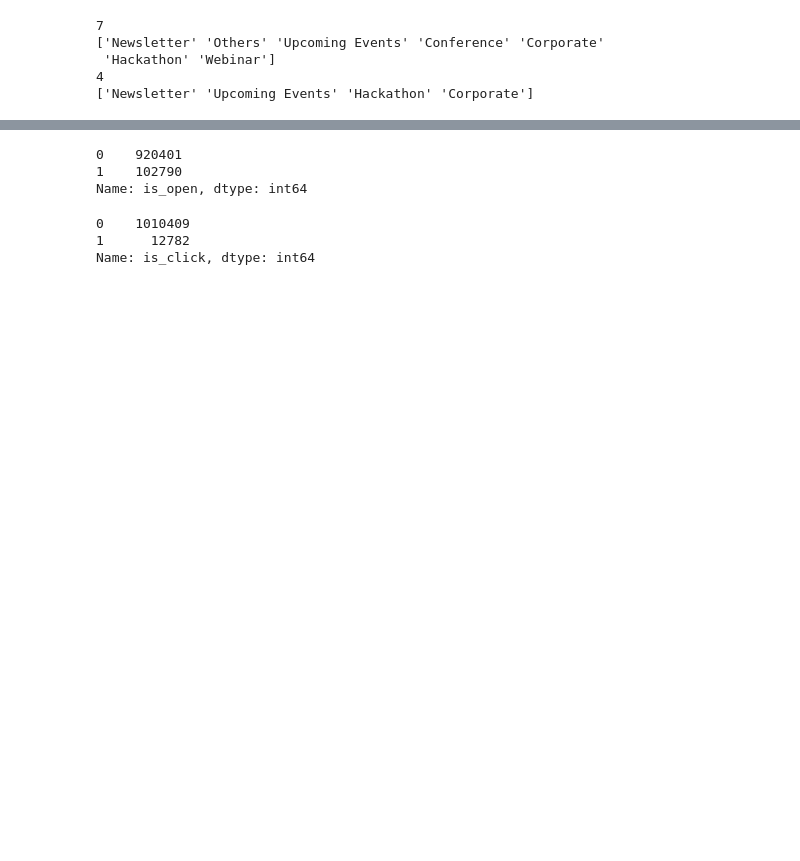
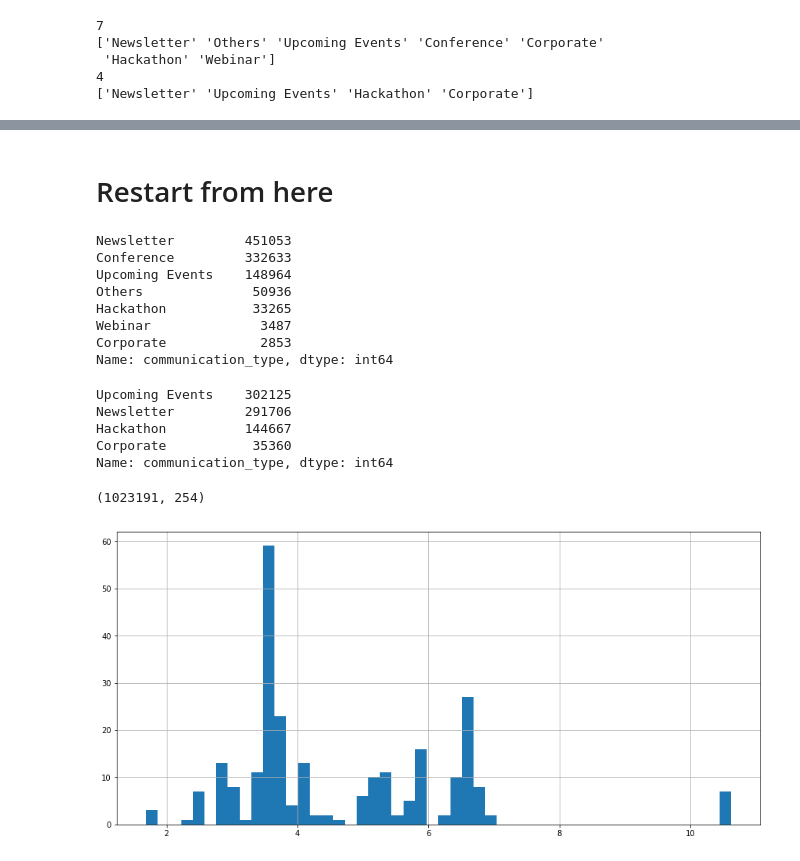
Before and after one commit to ViswanathRavindran/AV-Competitions, a Jupyter notebook: LOM/EDA.ipynb, the cells around one changed output, grey strips where cells are left out. Saved outputs shown, nothing was run; the diff lists cells and outputs as text; code cells hidden in the pictures; blank space fills up the shorter version.

```diff
--- a/LOM/EDA.ipynb
+++ b/LOM/EDA.ipynb
@@ -97,12 +216,25 @@ print(test_df.communication_type.unique())
+# %% [markdown]
+# Restart from here
+# %%
+path = '/Users/Vishy/Files/AVDatahack/LOM/Data/'
+train_df = pd.read_csv(path+'train_df.csv')
+test_df = pd.read_csv(path+'test_df.csv')
 # %%
-train_df.is_open.value_counts()
+train_df.communication_type.value_counts()
 # %% [output]
-0    920401
-1    102790
-Name: is_open, dtype: int64
+Newsletter         451053
+Conference         332633
+Upcoming Events    148964
+Others              50936
+Hackathon           33265
+Webinar              3487
+Corporate            2853
+Name: communication_type, dtype: int64
-# %%
-train_df.is_click.value_counts()
-# %% [output]
-0    1010409
-1      12782
-Name: is_click, dtype: int64
+# %%
+test_df.communication_type.value_counts()
+# %% [output]
+Upcoming Events    302125
+Newsletter         291706
+Hackathon          144667
+Corporate           35360
+Name: communication_type, dtype: int64
@@ -108,0 +243,23 @@ Name: is_click, dtype: int64
+# %%
+from sklearn.feature_extraction.text import TfidfVectorizer
+
+# min_df is minimum number of documents that contain a term t
+# max_features is maximum number of unique tokens (across documents) that we'd consider
+# TfidfVectorizer preprocesses the descriptions using the tokenizer we defined above
+
+vectorizer = TfidfVectorizer(min_df=10, max_features=10000, ngram_range=(1, 2))#tokenizer=tokenizer,
+vz = vectorizer.fit_transform(list(train_df['sub_tokens']))
+# %%
+vz.shape
+# %% [output]
+(1023191, 254)
+# %%
+tfidf = dict(zip(vectorizer.get_feature_names(), vectorizer.idf_))
+tfidf = pd.DataFrame(columns=['tfidf']).from_dict(dict(tfidf), orient='index')
+tfidf.columns = ['tfidf']
+# %%
+import matplotlib.pyplot as plt
+tfidf.tfidf.hist(bins=50, figsize=(15,7))
+plt.show()
+# %% [output]
+[figure, added]
```
Also changed, not shown: parts of 44 cells of this notebook.
